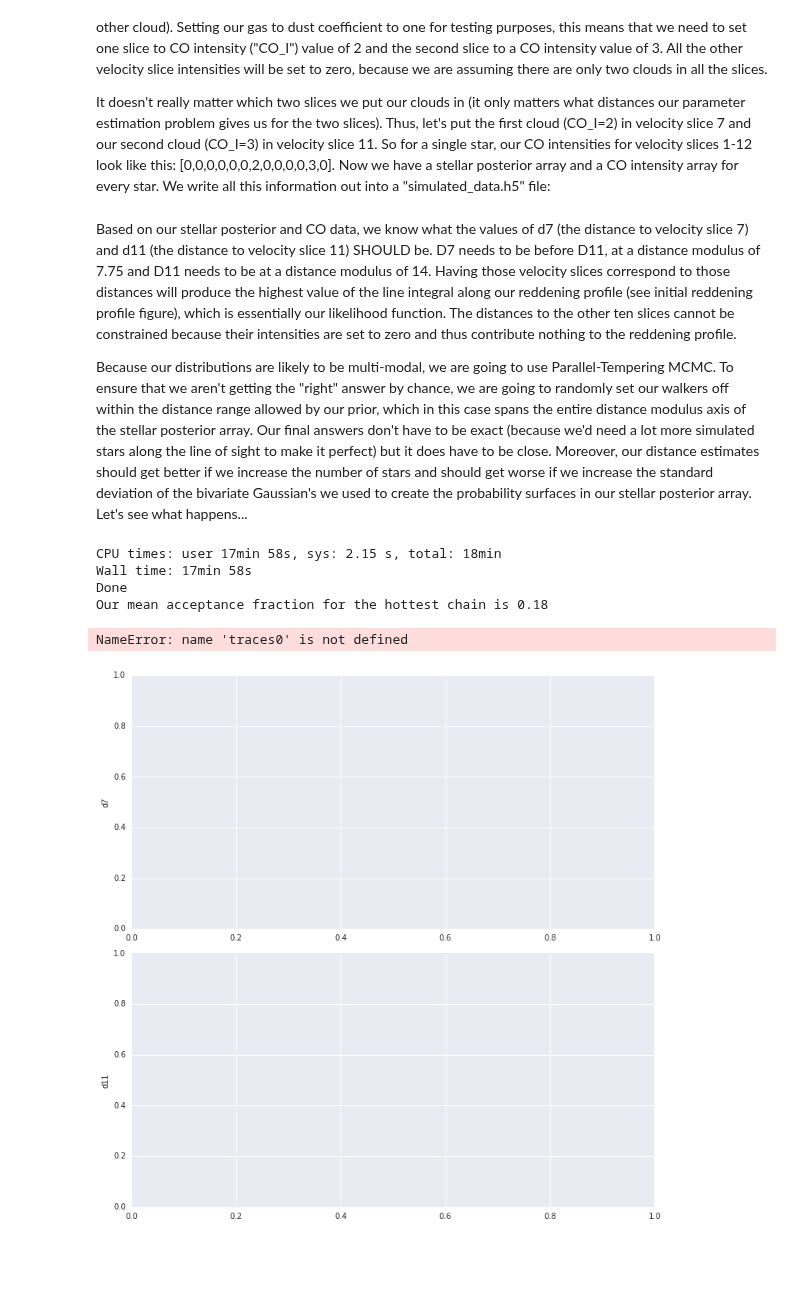
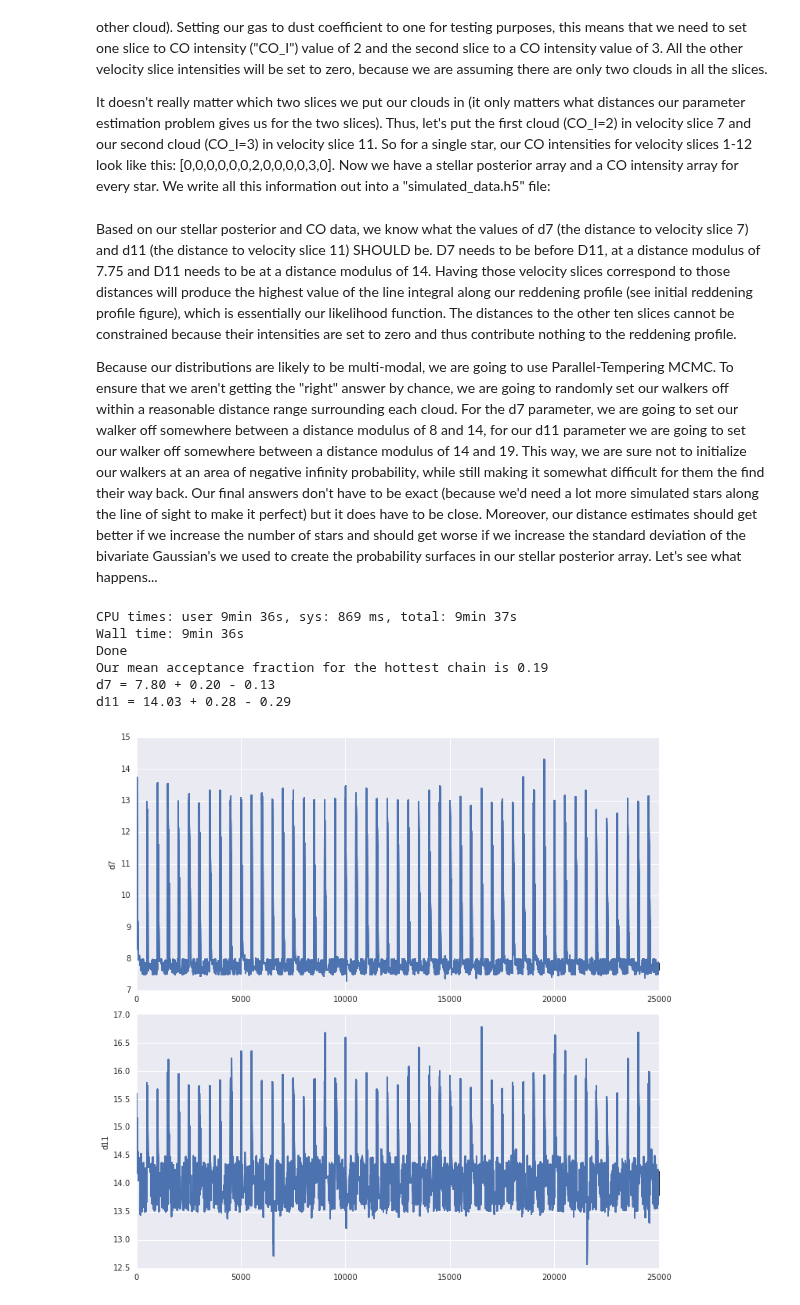
Before and after one commit to catherinezucker/dustcurve, a Jupyter notebook: model.ipynb, the cells around one changed output. Drawn from its saved outputs; the diff is of its cells as text; code cells hidden in the pictures; blank space fills up the shorter version.

```diff
--- a/model.ipynb
+++ b/model.ipynb
@@ -145,7 +145,7 @@ fwrite.close()
 # %% [markdown]
 Based on our stellar posterior and CO data, we know what the values of d7 (the distance to velocity slice 7) and d11 (the distance to velocity slice 11) SHOULD be. D7 needs to be before D11, at a distance modulus of 7.75 and D11 needs to be at a distance modulus of 14. Having those velocity slices correspond to those distances will produce the highest value of the line integral along our reddening profile (see initial reddening profile figure), which is essentially our likelihood function. The distances to the other ten slices cannot be constrained because their intensities are set to zero and thus contribute nothing to the reddening profile.
 
-Because our distributions are likely to be multi-modal, we are going to use Parallel-Tempering MCMC. To ensure that we aren't getting the "right" answer by chance, we are going to randomly set our walkers off within the distance range allowed by our prior, which in this case spans the entire distance modulus axis of the stellar posterior array. Our final answers don't have to be exact (because we'd need a lot more simulated stars along the line of sight to make it perfect) but it does have to be close. Moreover, our distance estimates should get better if we increase the number of stars and should get worse if we increase the standard deviation of the bivariate Gaussian's we used to create the probability surfaces in our stellar posterior array. Let's see what happens...
+Because our distributions are likely to be multi-modal, we are going to use Parallel-Tempering MCMC. To ensure that we aren't getting the "right" answer by chance, we are going to randomly set our walkers off within a reasonable distance range surrounding each cloud. For the d7 parameter, we are going to set our walker off somewhere between a distance modulus of 8 and 14, for our d11 parameter we are going to set our walker off somewhere between a distance modulus of 14 and 19. This way, we are sure not to initialize our walkers at an area of negative infinity probability, while still making it somewhat difficult for them the find their way back. Our final answers don't have to be exact (because we'd need a lot more simulated stars along the line of sight to make it perfect) but it does have to be close. Moreover, our distance estimates should get better if we increase the number of stars and should get worse if we increase the standard deviation of the bivariate Gaussian's we used to create the probability surfaces in our stellar posterior array. Let's see what happens...
 # %%
 import emcee
 from dustcurve import model_test
@@ -169,8 +169,10 @@ ntemps=6
 #fetch the required likelihood and prior arguments for PTSampler
 ldata,pdata=io.fetch_args('simulated_data.h5',[4,19],1.0)
 
-#set off the walkers and random distances without the bounds specified by our distance prior
+#set off the d7 and d11 parameters at random within a reasonable distance range surrounding the cloud
 result=[np.random.randint(4,19) for i in range(ndim)]
+result[6]=np.random.uniform(8,14)
+result[10]=np.random.uniform(14,19)
 
 #set up the starting position array and add variance (up to 1 in distance modulus) to each walker
 starting_positions = [[result + 1e-1*np.random.randn(ndim) for i in range(nwalkers)] for j in range(ntemps)]
@@ -185,37 +187,38 @@ print('Done')
 
 #Extract the highest temperature chain from the sampler object, which is least likely to get stuck at local maxima
 samples_hot = sampler.chain[0,:,:,:]
 traces_hot = samples_hot.reshape(-1, ndim).T
 
 #check out acceptance fraction:
 print("Our mean acceptance fraction for the hottest chain is %.2f" % np.mean(sampler.acceptance_fraction[0]))
 
 #set up the figures to plot the hot chain
 fig, (ax_d7, ax_d11) = plt.subplots(2, figsize=(10,10))
 plt.tight_layout()
 ax_d7.set(ylabel='d7')
 ax_d11.set(ylabel='d11')
 
 #plot the chains for the first ten walkers
 for i in range(0,10):
-    sns.tsplot(traces0[6], ax=ax_d7)
-    sns.tsplot(traces0[10], ax=ax_d11)
+    sns.tsplot(traces_hot[6], ax=ax_d7)
+    sns.tsplot(traces_hot[10], ax=ax_d11)
 
 parameter_samples = pd.DataFrame({'d7': traces_hot[6], 'd11': traces_hot[10]})
 
 q = parameter_samples.quantile([0.16,0.50,0.84], axis=0)
 
 #what values do we get?
 print("d7 = {:.2f} + {:.2f} - {:.2f}".format(q['d7'][0.50],
                                             q['d7'][0.84]-q['d7'][0.50],
                                             q['d7'][0.50]-q['d7'][0.16]))
 print("d11 = {:.2f} + {:.2f} - {:.2f}".format(q['d11'][0.50],
                                             q['d11'][0.84]-q['d11'][0.50],
                                             q['d11'][0.50]-q['d11'][0.16]))
 # %% [output]
-CPU times: user 17min 58s, sys: 2.15 s, total: 18min
-Wall time: 17min 58s
+CPU times: user 9min 36s, sys: 869 ms, total: 9min 37s
+Wall time: 9min 36s
 Done
-Our mean acceptance fraction for the hottest chain is 0.18
+Our mean acceptance fraction for the hottest chain is 0.19
+d7 = 7.80 + 0.20 - 0.13
+d11 = 14.03 + 0.28 - 0.29
-NameError: name 'traces0' is not defined
-[figure, old version]
+[figure, new version]
```
Also changed, not shown: parts of 4 cells of this notebook.
